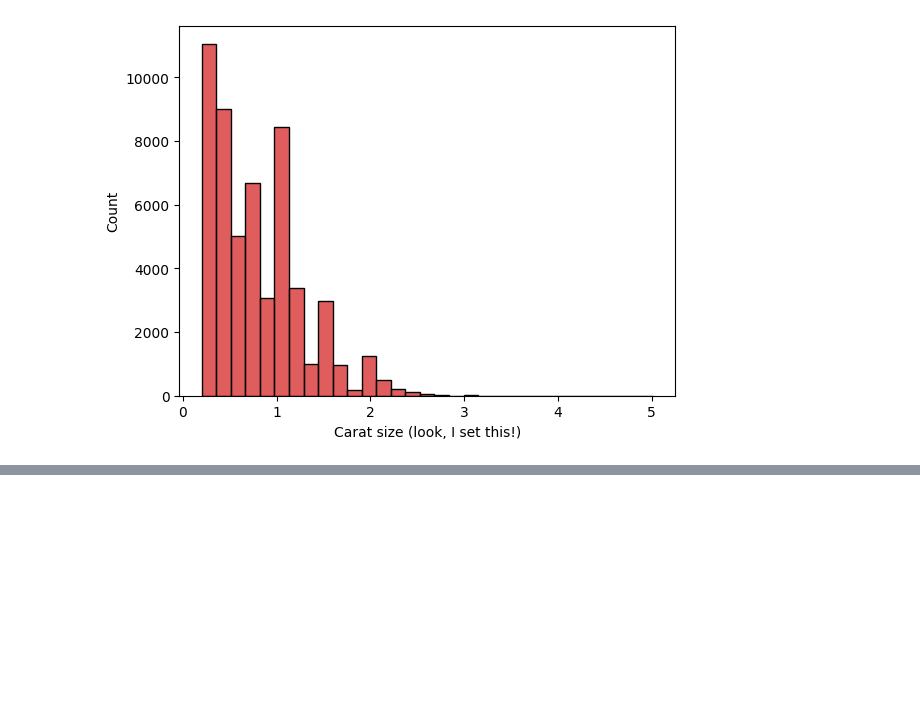
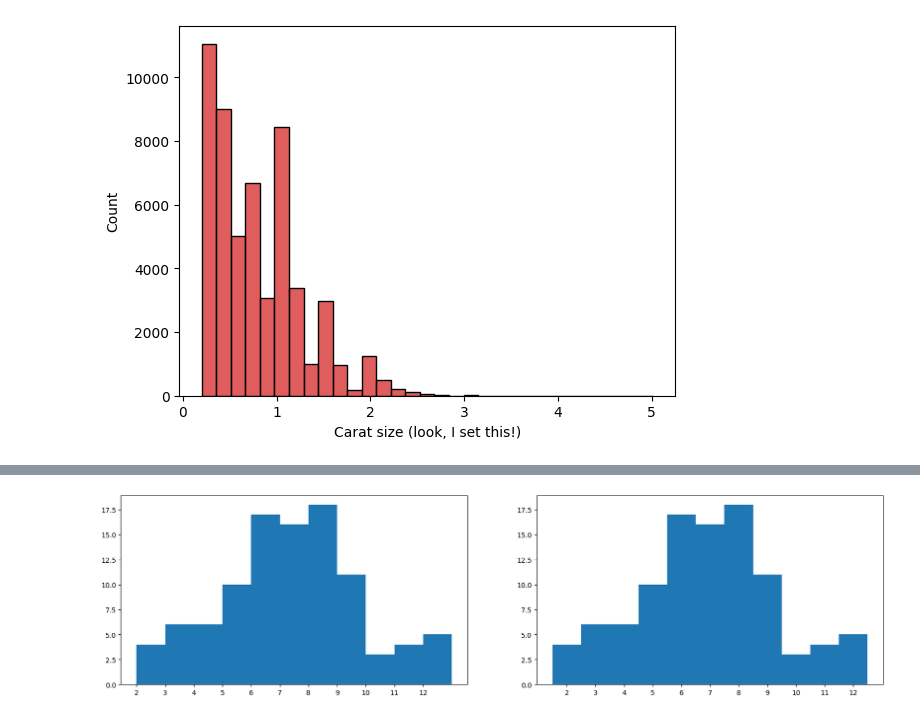
Before and after one commit to sondosaabed/Data-Visualization-with-Matplotlib-and-Seaborn, a Jupyter notebook: L3-Univariate-Exploration-in-Data-Analysis/L3-Univariate-Exploration-of-Data.ipynb, the cells around one changed output, grey strips where cells are left out. Drawn from its saved outputs; the diff is of its cells as text; code cells hidden in the pictures; blank space fills up the shorter version.

Commit message:
L3:  Choosing a Plot for Discrete Data

```diff
--- a/L3-Univariate-Exploration-in-Data-Analysis/L3-Univariate-Exploration-of-Data.ipynb
+++ b/L3-Univariate-Exploration-in-Data-Analysis/L3-Univariate-Exploration-of-Data.ipynb
@@ -374,0 +388,8 @@ ax.set_xlabel('Carat size (look, I set this!)');
+# %%
+die_rolls = pd.read_csv('../Data/die-rolls.csv')
+
+# A fair dice has six-faces having numbers [1-6].
+# There are 100 dices, and two trials were conducted.
+# In each trial, all 100 dices were rolled down, and the outcome [1-6] was recorded.
+# The `Sum` column represents the sum of the outcomes in the two trials, for each given dice.
+die_rolls.head(10)
@@ -374,0 +408,17 @@ ax.set_xlabel('Carat size (look, I set this!)');
+# %%
+plt.figure(figsize = [20, 5])
+
+# Histogram on the left, bin edges on integers
+plt.subplot(1, 2, 1)
+bin_edges = np.arange(2, 12+1.1, 1) # note `+1.1`, see below
+plt.hist(data=die_rolls, x='Sum', bins = bin_edges);
+plt.xticks(np.arange(2, 12+1, 1));
+
+
+# Histogram on the right, bin edges between integers
+plt.subplot(1, 2, 2)
+bin_edges = np.arange(1.5, 12.5+1, 1)
+plt.hist(data=die_rolls, x='Sum', bins = bin_edges);
+plt.xticks(np.arange(2, 12+1, 1));
+# %% [output]
+[figure, added]
```
Also changed, not shown: parts of 3 cells of this notebook.
